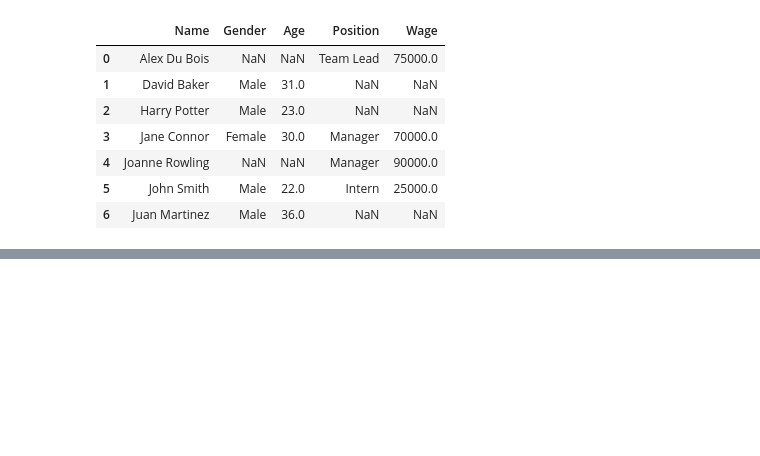
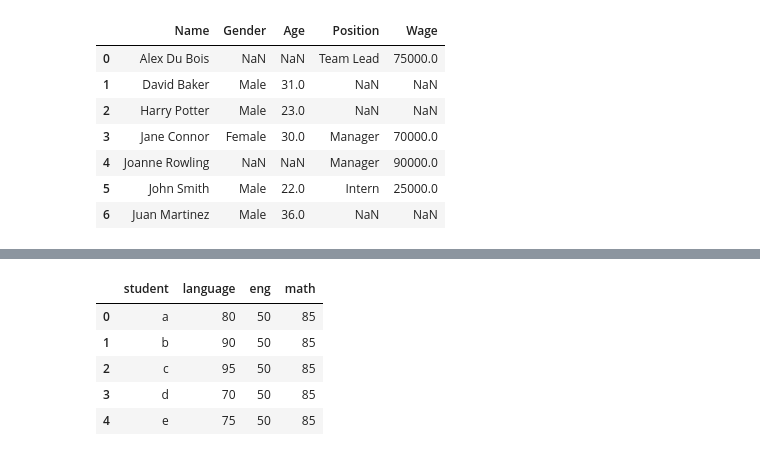
Before and after one commit to coconutkim/data, a Jupyter notebook: pandas/0808판다스기초.ipynb, the cells around one changed output, grey strips where cells are left out. Saved outputs shown, nothing was run; the diff lists cells and outputs as text; code cells hidden in the pictures; blank space fills up the shorter version.

```diff
--- a/pandas/0808판다스기초.ipynb
+++ b/pandas/0808판다스기초.ipynb
@@ -300,0 +315,10 @@ final1.merge(final2,on = 'Name',how = 'outer')
+# %%
+seme2 = pd.read_excel('C:/ex/data/1학기.xlsx',sheet_name = '2학기')
+seme2
+# %% [output]
+|  | student | language | eng | math |
+| 0 | a | 80 | 50 | 85 |
+| 1 | b | 90 | 50 | 85 |
+| 2 | c | 95 | 50 | 85 |
+| 3 | d | 70 | 50 | 85 |
+| 4 | e | 75 | 50 | 85 |
```
Also changed, not shown: parts of 29 cells of this notebook.
